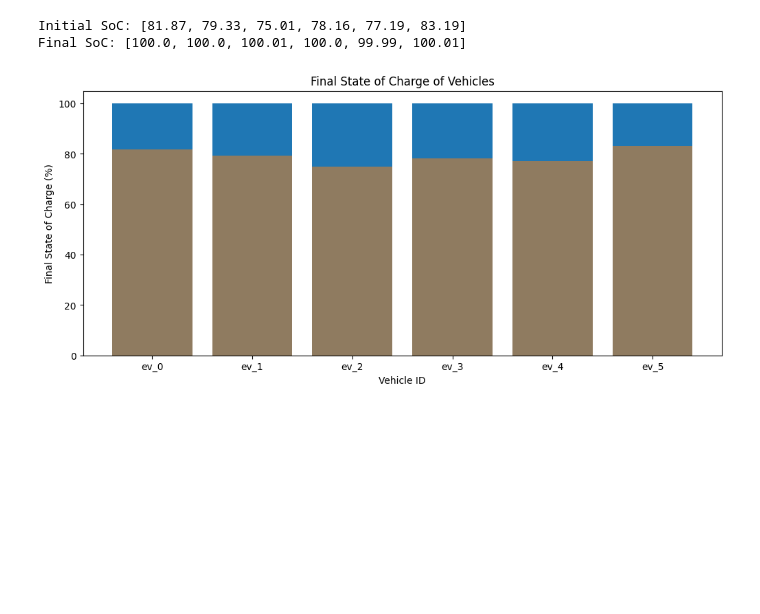
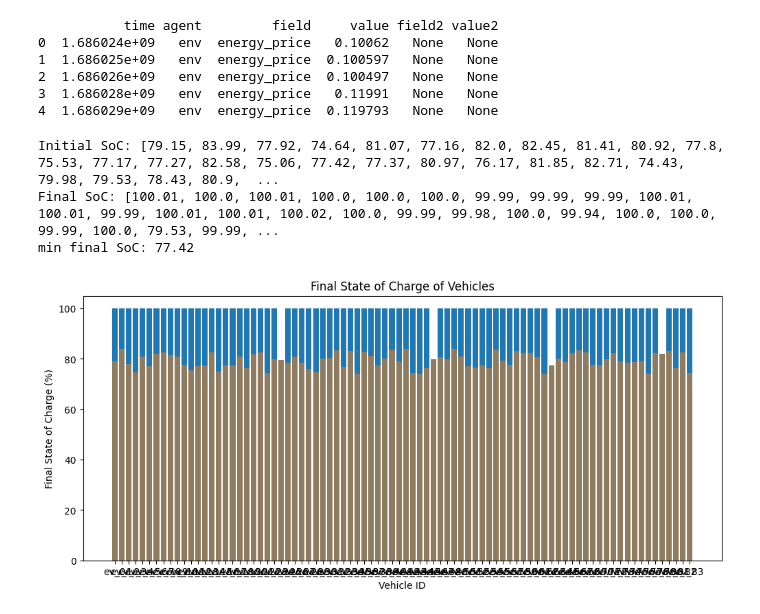
Before and after one commit to SharedChargingProject/ABM, a Jupyter notebook: Notebooks/main_SimPy.ipynb, the cells around one changed output. Saved outputs shown, nothing was run; the diff lists cells and outputs as text; code cells hidden in the pictures; blank space fills up the shorter version.

Commit message:
SWRM algorithm added + config files and PV data

```diff
--- a/Notebooks/main_SimPy.ipynb
+++ b/Notebooks/main_SimPy.ipynb
@@ -25,7 +25,7 @@ simpy_env = simpy.Environment()
 # does not need re-start
 energy_sandbox = EnergySandbox(simpy_env, config.energy_grid_max_power, config.energy_grid_max_power_PV, data_provider)
 # %%
-env = Environment(simpy_env, energy_sandbox, config.random_seed, config.start_date_time, config.verbose)
+env = Environment(simpy_env, energy_sandbox, config)
 # %%
 ch_i = 0
 charging_columns = []
@@ -76,39 +75,51 @@ Simulation time: 5.485886096954346 seconds
+# %%
+df = env.logger.to_df()
+print(df.head())
+# %% [output]
+           time agent         field     value field2 value2
+0  1.686024e+09   env  energy_price   0.10062   None   None
+1  1.686025e+09   env  energy_price  0.100597   None   None
+2  1.686026e+09   env  energy_price  0.100497   None   None
+3  1.686028e+09   env  energy_price   0.11991   None   None
+4  1.686029e+09   env  energy_price  0.119793   None   None
 # %%
 df = env.logger.to_df()
 
 num_vehicles = np.sum(num_vehicles)
 num_chargers = config.num_fast_chg_cols + config.num_slow_chg_cols
 sim_days = config.duration_days
-if num_vehicles < 10 and num_chargers < 4 and sim_days < 5:
+if num_vehicles < 50 and num_chargers < 50 and sim_days < 50:
     HEAVY_COMPUTATION = False
 else:
     HEAVY_COMPUTATION = True
 # %%
-if not HEAVY_COMPUTATION:
+if not HEAVY_COMPUTATION or True:
     plt.figure(figsize=(12, 5))
     df_ev = df[df['agent'].str.contains('ev')].copy()
     df_ev['agent_id'] = df_ev['agent'].apply(lambda x: int(x.split('_')[1]))
     # sort by agent id
     df_ev = df_ev.sort_values(by=['agent_id', 'field', 'value'])
     # find all values of final_SoC
     df_final_SoC = df_ev[df_ev['field'] == 'final_SoCp'][['agent', 'value']]
     ids = df_final_SoC['agent'].tolist()
     x = range(len(ids))
     SoCs = df_final_SoC['value'].tolist()
     plt.bar(x, SoCs)
     df_initial_SoC = df_ev[df_ev['field'] == 'initial_SoCp'][['agent', 'value']]
     initial_SoCs = df_initial_SoC['value'].tolist()
     plt.bar(x, initial_SoCs, alpha=0.5)
     print(f"Initial SoC: {initial_SoCs}")
     print(f"Final SoC: {SoCs}")
+    print(f"min final SoC: {min(SoCs)}")
     plt.xticks(x, ids)
     plt.xlabel('Vehicle ID')
     plt.ylabel('Final State of Charge (%)')
     plt.title('Final State of Charge of Vehicles')
 # %% [output]
-Initial SoC: [81.87, 79.33, 75.01, 78.16, 77.19, 83.19]
-Final SoC: [100.0, 100.0, 100.01, 100.0, 99.99, 100.01]
+Initial SoC: [79.15, 83.99, 77.92, 74.64, 81.07, 77.16, 82.0, 82.45, 81.41, 80.92, 77.8, 75.53, 77.17, 77.27, 82.58, 75.06, 77.42, 77.37, 80.97, 76.17, 81.85, 82.71, 74.43, 79.98, 79.53, 78.43, 80.9,  ...
+Final SoC: [100.01, 100.0, 100.01, 100.0, 100.0, 100.0, 99.99, 99.99, 99.99, 100.01, 100.01, 99.99, 100.01, 100.01, 100.02, 100.0, 99.99, 99.98, 100.0, 99.94, 100.0, 100.0, 99.99, 100.0, 79.53, 99.99, ...
+min final SoC: 77.42
-[figure, old version]
+[figure, new version]
 # %%
 if not HEAVY_COMPUTATION:
     charger_marker = {
```
Also changed, not shown: parts of 5 cells of this notebook, 33 other files.
